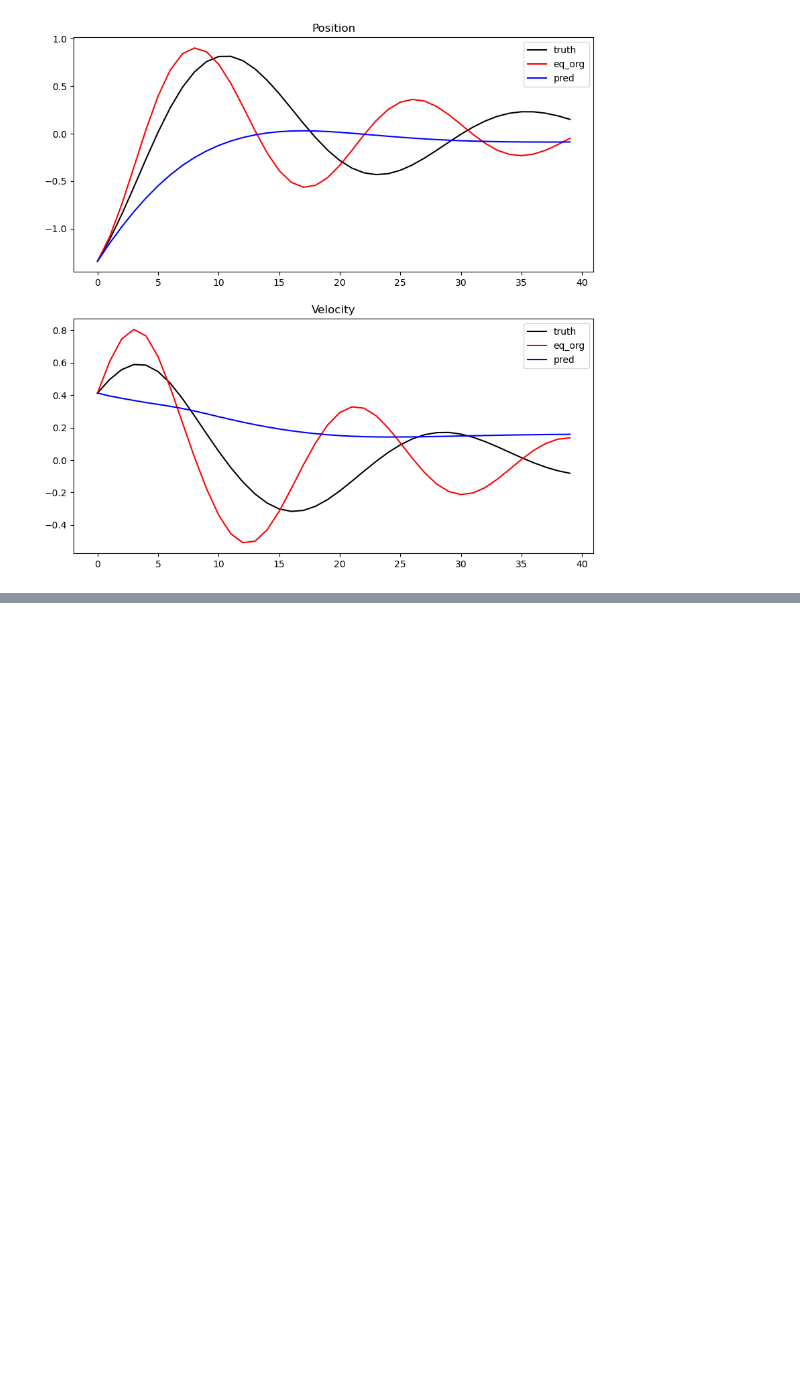
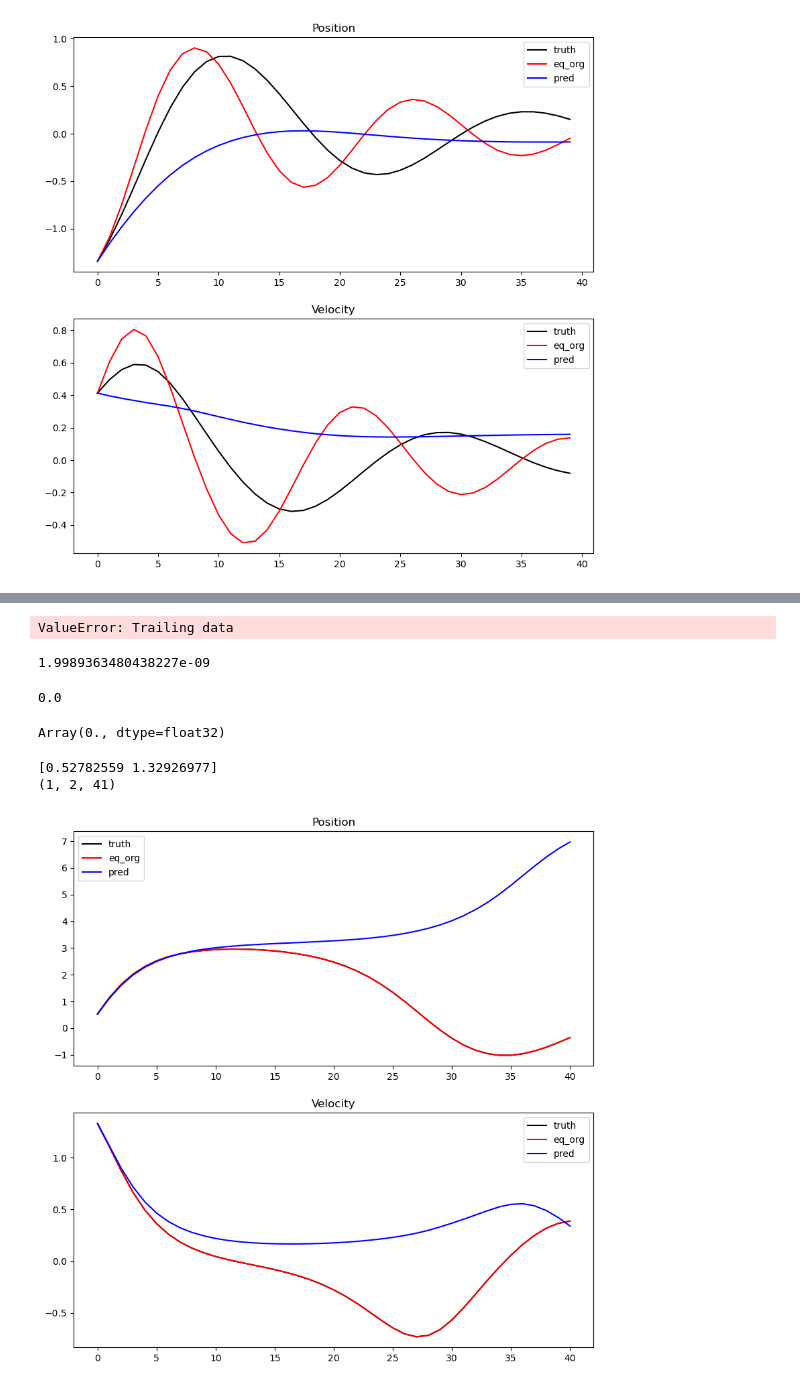
Before and after one commit to mayajanvier/jax-phynity, a Jupyter notebook: visualize_results.ipynb, the cells around one changed output, grey strips where cells are left out. Cells and saved outputs as stored; diff of their text form; code cells hidden in the pictures; blank space fills up the shorter version.

```diff
--- a/visualize_results.ipynb
+++ b/visualize_results.ipynb
@@ -253,0 +240,12 @@ plot_trajectory(24)
+# %%
+import pandas as pd
+results_pth = "/Users/mayajanvier/jax-phynity/data/tests/none_aug_9_se3z528o/model_1.422e-02..json"
+results = pd.read_json(results_pth).T
+results
+# %% [output]
+ValueError: Trailing data
+# %%
+from networks import PendulumParamPDE
+from forecasters import *
+model_phy = PendulumParamPDE(is_damped=True, params={"omega0_square": (2*jnp.pi/12)**2, "alpha":0.2})
+net_phy = Forecaster(model_phy=model_phy, model_aug=None, is_augmented=False, is_phy="complete",dt=0.5, num_steps=40, integration_method="RK4")
@@ -253,0 +256,42 @@ plot_trajectory(24)
+# %%
+def plot_trajectory(index):
+    fig, ax = plt.subplots(2, 1, figsize=(10, 10))
+    y0 = np.array(results["states"][index])[:,0]
+    print(y0)
+    phy_out = jax.vmap(net_phy)(np.array([results["states"][index]])[:,:,0])
+    print(phy_out.shape)
+
+    ax[0].set_title("Position")
+    ax[0].plot(np.array(results["states"][index][0]), label="truth", color="black")
+    ax[0].plot(np.array(phy_out[0,0,:]), label="eq_org", color="red")
+    ax[0].plot(np.array(results["pred"][index][0]), label="pred", color="blue")
+    ax[0].legend()
+
+    ax[1].set_title("Velocity")
+    ax[1].plot(np.array(results["states"][index][1]), label="truth", color="black")
+    ax[1].plot(np.array(phy_out[0,1,:]), label="eq_org", color="red")
+    ax[1].plot(np.array(results["pred"][index][1]), label="pred", color="blue")
+    ax[1].legend()
+    plt.show()
+# %%
+phy_out = jax.vmap(net_phy)(np.array([results["states"][1]])[:,:,0])
+(np.array(results["states"][1][1]) - np.array(phy_out[0,1,:])).mean()
+# %% [output]
+1.9989363480438227e-09
+# %%
+phy_out2 =jax.vmap(net_phy)(np.array([results["states"][1]])[:,:,0])
+(np.array(phy_out[0,1,:]) - np.array(phy_out2[0,1,:])).mean()
+# %% [output]
+0.0
+# %%
+phy_out2 = np.array(phy_out2)
+phy_out_jnp = jnp.array(phy_out2)
+(phy_out_jnp-phy_out).mean()
+# %% [output]
+Array(0., dtype=float32)
+# %%
+plot_trajectory(22)
+# %% [output]
+[0.52782559 1.32926977]
+(1, 2, 41)
+[figure, added]
```
Also changed, not shown: parts of 19 cells of this notebook.
